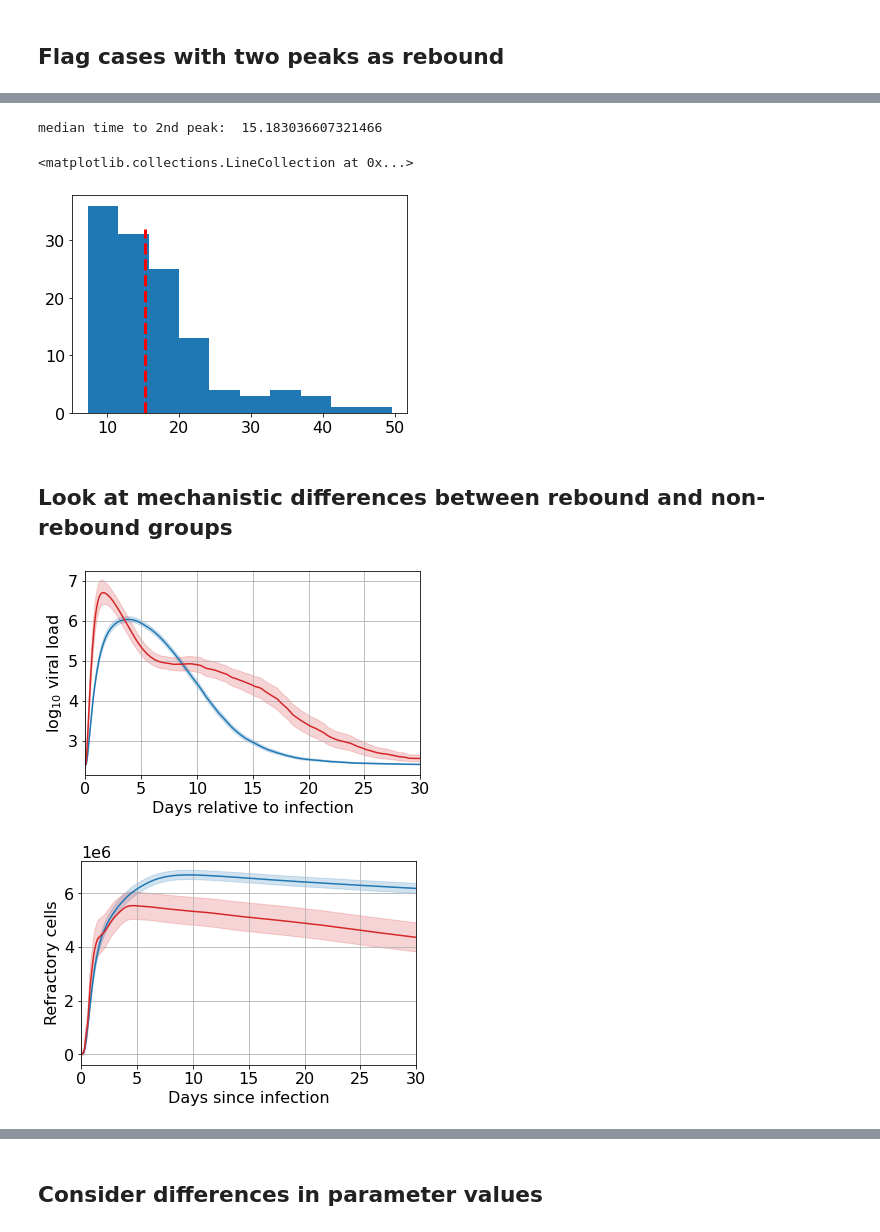
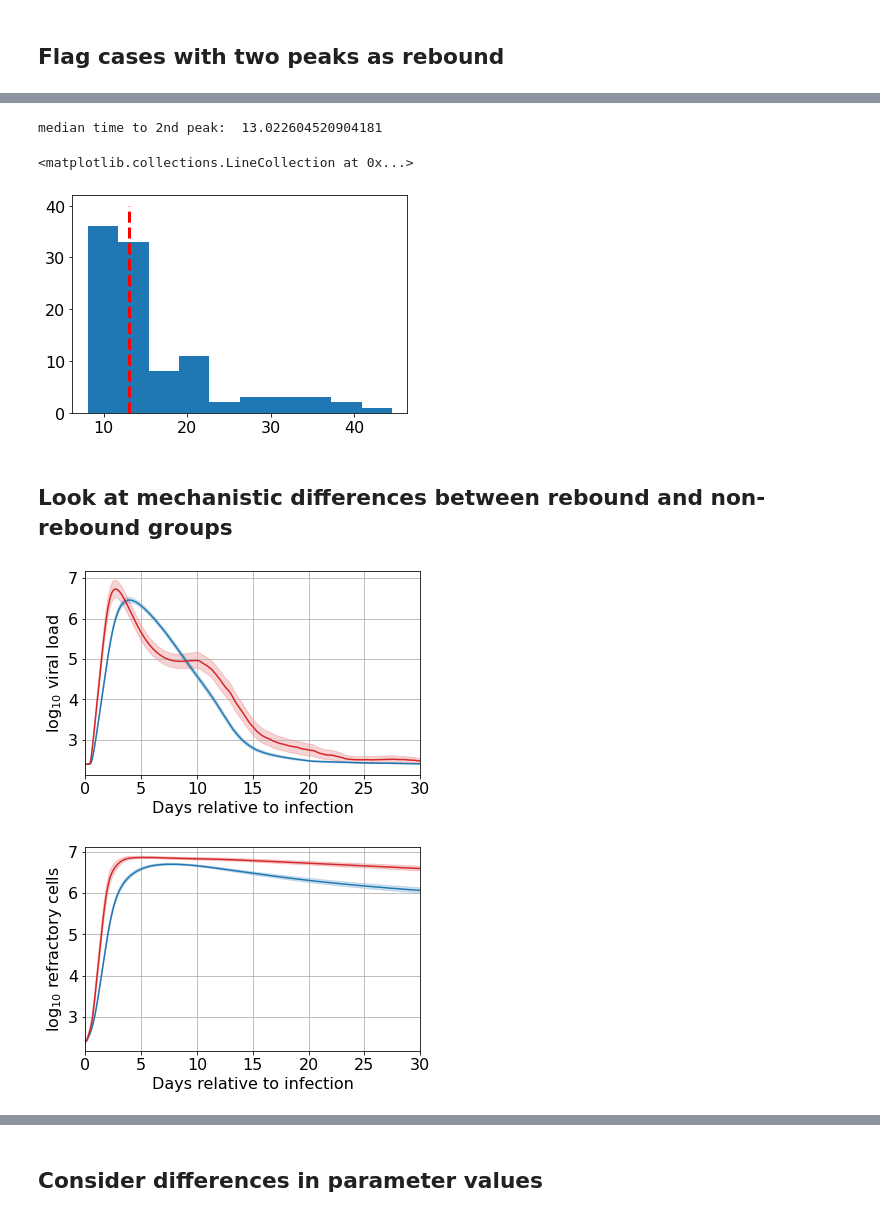
Before and after one commit to lacyk3/SARS-CoV-2Kinetics, a Jupyter notebook: Figures/Figure6-Rebound.ipynb, the cells around one changed output, grey strips where cells are left out. Cells and saved outputs as stored; diff of their text form; code cells hidden in the pictures.

```diff
--- a/Figures/Figure6-Rebound.ipynb
+++ b/Figures/Figure6-Rebound.ipynb
@@ -15,7 +15,8 @@ warnings.filterwarnings("ignore")
 %matplotlib inline
 
 # load parameters
-parameters_file = r'/Users/kowens2/Library/CloudStorage/OneDrive-FredHutchinsonCancerResearchCenter/Monolix/NBA Cohort/Projects/FitAllInfectionsAppendNegatives/T0_1x107_E0_0_I0_0_V0_est/IndividualParameters/estimatedIndividualParameters.txt'
+#parameters_file = r'/Users/kowens2/Library/CloudStorage/OneDrive-FredHutchinsonCancerResearchCenter/Monolix/NBA Cohort/Projects-121123-allcases/constant_fixa4tenths_assessment2/getModeBestRun/IndividualParameters/estimatedIndividualParameters.txt'
+parameters_file = r'/Users/kowens2/Downloads/estimatedIndividualParameters.txt'
 parameters_df=pd.read_csv(parameters_file)
 
 # load data
@@ -25,7 +26,7 @@ full_data_df = pd.read_csv(full_data_file)
 # list unique infection IDs
 IDs = parameters_df.id.unique()
 # %%
-# Functions for simulation
+# Define functions for pulling parameters and simulating
 def GetParams(parameters_df, ID, style = 'mode'):
     '''
     input:
@@ -75,13 +76,15 @@ def Simulate(func, param_order, param_dict, init, tend, N):
     # build tspan
     tspan = np.linspace(t0,tend,N)
     # incorporate V0
-    V0 = param_dict['V0']
+    V0 = param_dict['Vzero']
     init[4] = V0
     # simulate using scipy integrate
     y = spi.odeint(func, init, tspan, args = tuple(params))
     return tspan,y
+
 # Put fixed paramters in a dictionary
 fixed_params = dict({'c': 15, 'k':4})
+
 T_0 = 10**7
 R_0 = 0;
 E_0 = 0;
@@ -90,10 +93,10 @@ V_0 = 0;
 init = [T_0, R_0, E_0, I_0, V_0]
 
 # Write function for model simulation
-def deriv(y, t, beta, phi, rho, k, delta,h, m, pi, c,tAI):
+def deriv(y, t, beta, phi, rho, k, delta, m, pi, c,tau):
     T,R,E,I,V = y
 
-    if t > tAI:
+    if t > tau:
         eps = m
     else:
         eps = 0
@@ -101,15 +104,19 @@ def deriv(y, t, beta, phi, rho, k, delta,h, m, pi, c,tAI):
     ddt_T = -beta*T*V - phi*I*T + rho*R
     ddt_R = phi*I*T -rho*R
     ddt_E = beta*T*V - k*E
-    ddt_I = k*E - delta*np.maximum(I,.000001)**h*I - eps*I
-    if I >= 1:
+    ddt_I = k*E - delta*I - eps*I
+    if I >=1:
         ddt_V = pi*I-c*V
     else:
         ddt_V = -c*V
 
+
     return ddt_T, ddt_R, ddt_E, ddt_I, ddt_V
 
-param_order = ['beta', 'phi', 'rho', 'k', 'delta','h', 'm', 'pi', 'c', 'tAI']
+param_order = ['beta', 'phi', 'rho', 'k', 'delta','m', 'pi', 'c', 'tau']
+
+# colors for plotting
+colorDict = {0:'cornflowerblue',1:'forestgreen', 2:[230/255,195/255,0],3:[220/255,100/255,0],4: 'firebrick',5: 'indigo'}
 # %%
 # Look at some examples of rebound
 ExampleRebound = ['2289_1','1176_1', '625_1', '2995_2','1355_2',
@@ -204,7 +211,7 @@ for i in parameters_df.id.unique():
     t = t - t[0]
     I = y[:,3]
     V = y[:,4]
-    peaks, props = find_peaks(np.log10(np.maximum(V,200)), height = 3, prominence = 1)
+    peaks, props = find_peaks(np.log10(np.maximum(V,200)), height = 2, prominence = 0.5)
     numpeaks.append(len(peaks))
     if len(peaks) > 1:
         time_last_peak.append(t[peaks[-1]])
@@ -229,11 +236,11 @@ for num, time in zip(numpeaks, time_last_peak):
 parameters_df['Rebound'] = ReboundGroups
 print('median time to 2nd peak: ', thresh)
 plt.hist(parameters_df[parameters_df.Rebound>0].TimeToLastPeak)
-plt.vlines(x = np.median(parameters_df[parameters_df.Rebound>0].TimeToLastPeak), ymin = 0, ymax = 32,color='r',ls ='--', linewidth = 3)
+plt.vlines(x = np.median(parameters_df[parameters_df.Rebound>0].TimeToLastPeak), ymin = 0, ymax = 40,color='r',ls ='--', linewidth = 3)
 # %% [output]
-median time to 2nd peak:  15.183036607321466
+median time to 2nd peak:  13.022604520904181
 <matplotlib.collections.LineCollection at 0x...>
-[figure, old version]
+[figure, new version]
 # %% [markdown]
 ## Look at mechanistic differences between rebound and non-rebound groups
 # %%
@@ -291,28 +298,28 @@ major_ticks = np.arange(2, 8, 1)
 plt.xticks = major_ticks
 plt.grid(which='major')
 # %% [output]
-[figure, old version]
+[figure, new version]
 # %%
-data = R_
+data =np.log10(np.maximum(R_,250))
 colors = ['tab:blue','tab:red']
 fig, ax = plt.subplots(figsize = (6,3.75))
 for ii in np.arange(0,2):
     data1 = data[parameters_df.Rebound == ii]
     CI_low = []
     CI_high = []
     for i in np.arange(0,5000):
         ans = st.norm.interval(alpha=0.95, loc=np.mean(data1[:,i]), scale=st.sem(data1[:,i]))
         CI_low.append(ans[0])
         CI_high.append(ans[1])
     plt.grid()
     plt.fill_between(t, CI_low, CI_high,color = colors[ii],alpha = .2)
     plt.plot(t,np.mean(data1, axis = 0), color = colors[ii])
     plt.xlim([0,30])
-    plt.xlabel('Days since infection')
-    plt.ylabel('Refractory cells')
+    plt.xlabel('Days relative to infection')
+    plt.ylabel(r'log$_{10}$ refractory cells')
 plt.grid()
 # %% [output]
-[figure, old version]
+[figure, new version]
 # %%
 data = np.log10(S_)
 colors = ['tab:blue','tab:red']
```
Also changed, not shown: parts of 24 cells of this notebook.
